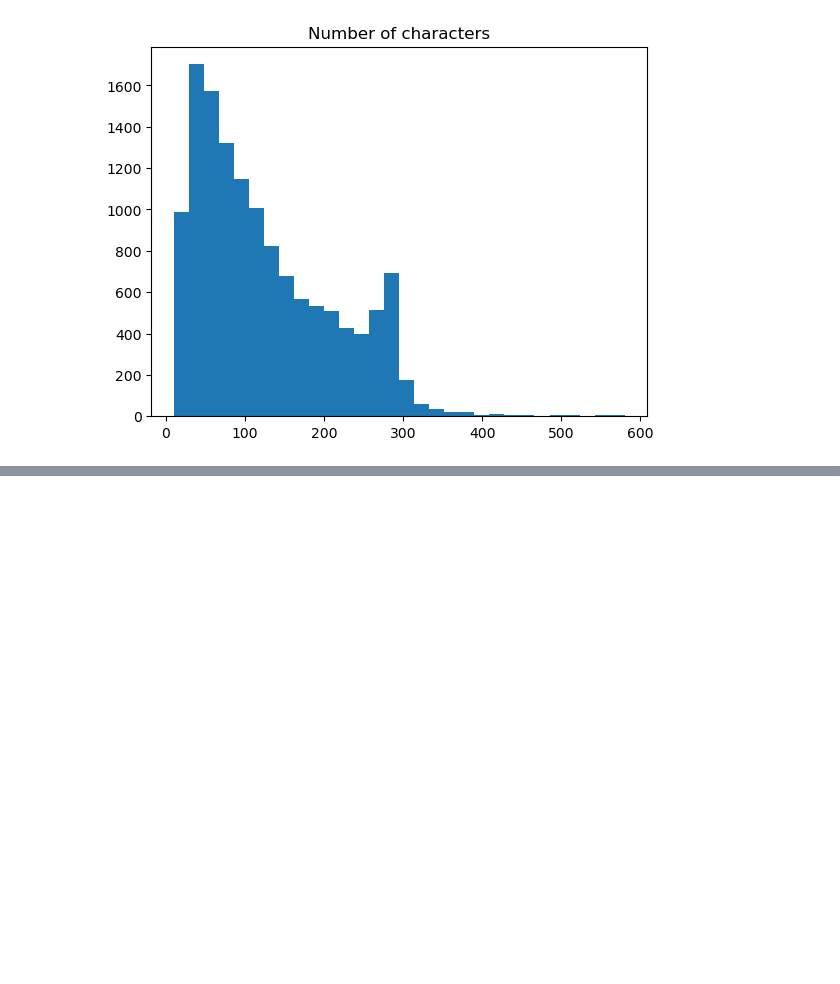
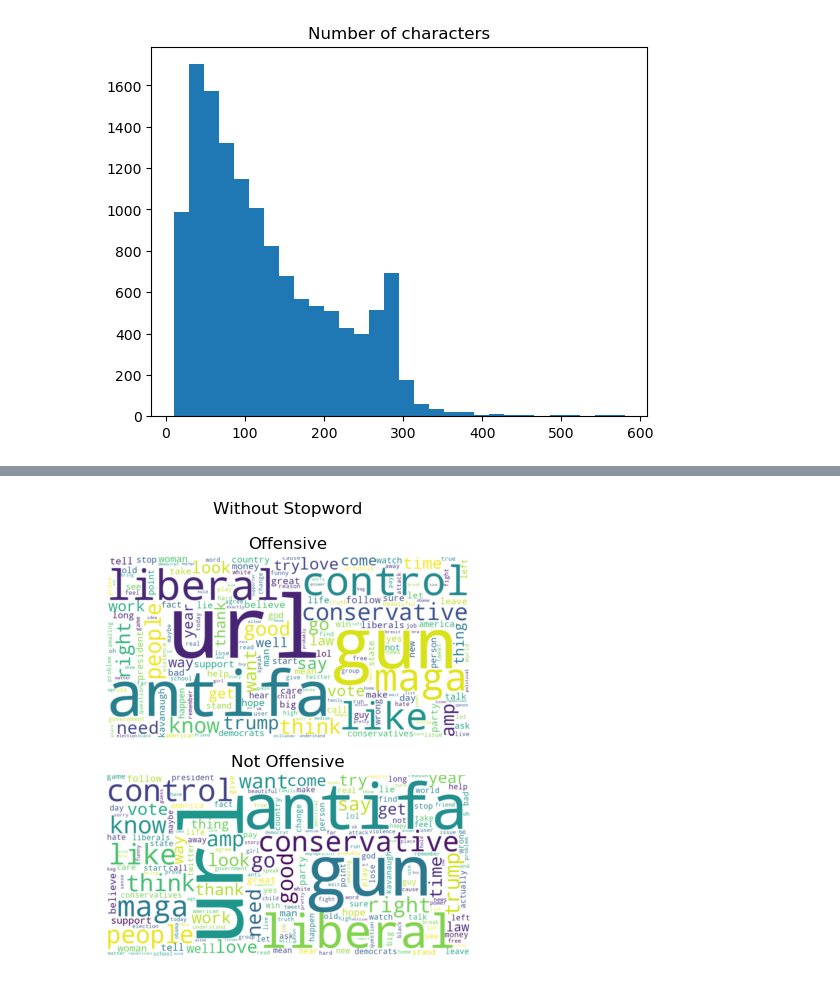
Before and after one commit to PigeonPhobia/olid-project, a Jupyter notebook: baoqi_preprocess.ipynb, the cells around one changed output, grey strips where cells are left out. Drawn from its saved outputs; the diff is of its cells as text; code cells hidden in the pictures; blank space fills up the shorter version.

```diff
--- a/baoqi_preprocess.ipynb
+++ b/baoqi_preprocess.ipynb
@@ -49,0 +76,6 @@ plotutils.plot_tweet_token_length_hist(tweet_tokens)
+# %%
+offensive_tweet_wo_stop = [tweet_normalized_wo_stop[i] for i in offensive_idx]
+not_offensive_tweet_wo_stop = [tweet_normalized_wo_stop[i] for i in not_offensive_idx]
+plotutils.plot_wordcloud("Without Stopword", ["Offensive", "Not Offensive"], offensive_tweet_wo_stop, not_offensive_tweet_wo_stop)
+# %% [output]
+[figure, added]
```
Also changed, not shown: parts of 13 cells of this notebook, 2 other files.
